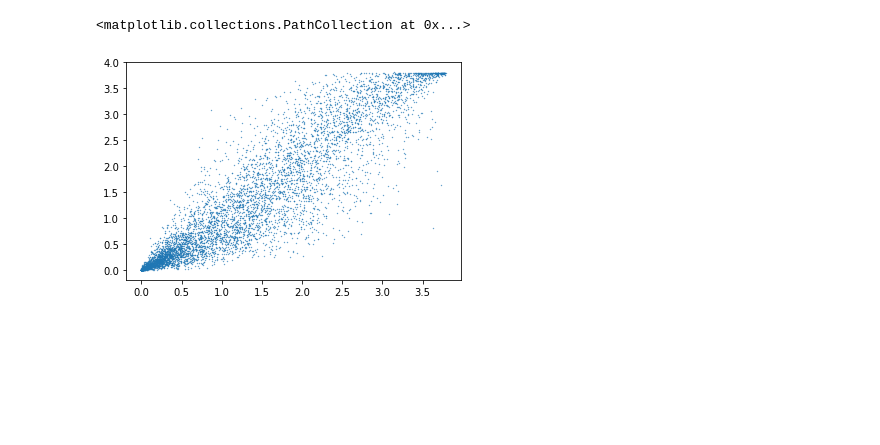
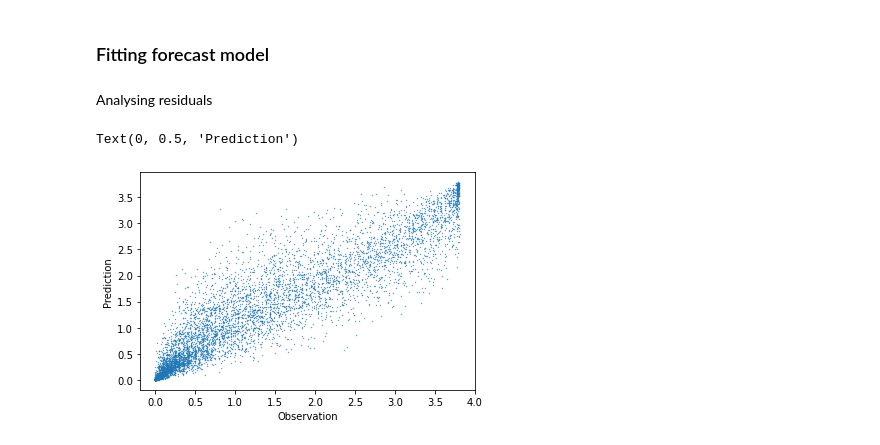
Before and after one commit to AyrtonB/WPD-DS-Challenge, a Jupyter notebook: nbs/08-pv-forecast.ipynb, the cells around one changed output. Saved outputs shown, nothing was run; the diff lists cells and outputs as text; code cells hidden in the pictures; blank space fills up the shorter version.

```diff
--- a/nbs/08-pv-forecast.ipynb
+++ b/nbs/08-pv-forecast.ipynb
@@ -49,12 +58,18 @@ def prepare_training_input_data(intermediate_data_dir, start_hour=5):
     y = s_pv.loc[charging_datetimes]
 
     return X, y
+# %% [markdown]
+### Fitting forecast model
 # %%
 X, y = prepare_training_input_data(intermediate_data_dir)
 # %%
 df_pred = clean.generate_kfold_preds(X.values, y.values, RandomForestRegressor(), index=X.index)
+# %% [markdown]
+Analysing residuals
 # %%
-plt.scatter(df_pred.pred, df_pred.true, s=0.1)
+plt.scatter(df_pred.true, df_pred.pred, s=0.1)
+plt.xlabel('Observation')
+plt.ylabel('Prediction')
 # %% [output]
-<matplotlib.collections.PathCollection at 0x...>
+Text(0, 0.5, 'Prediction')
-[figure, old version]
+[figure, new version]
```
Also changed, not shown: parts of 18 cells of this notebook, 6 other files.
